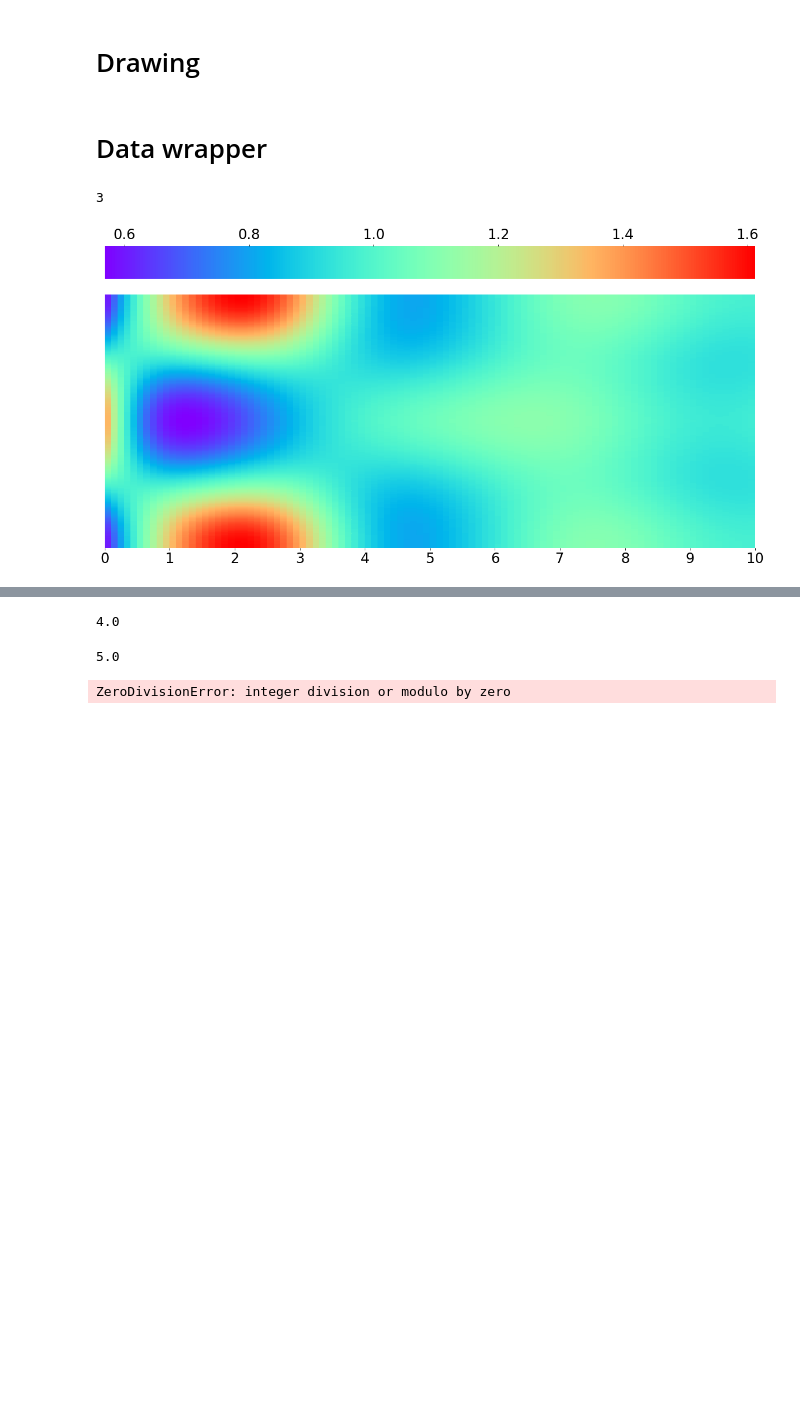
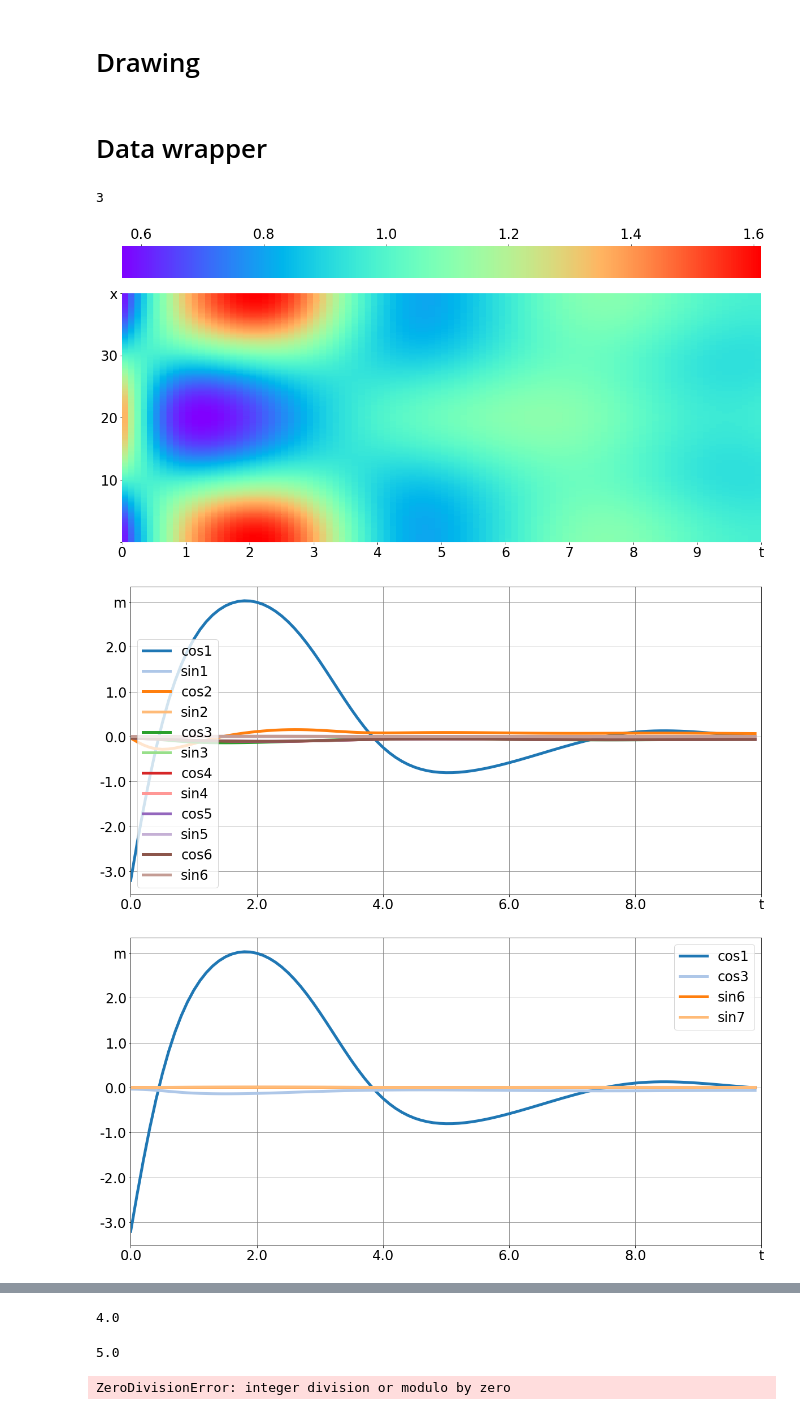
Before and after one commit to kokamido/Dpyloma, a Jupyter notebook: FuorierAndDraw-Copy1.ipynb, the cells around one changed output, grey strips where cells are left out. Drawn from its saved outputs; the diff is of its cells as text; code cells hidden in the pictures; blank space fills up the shorter version.

```diff
--- a/FuorierAndDraw-Copy1.ipynb
+++ b/FuorierAndDraw-Copy1.ipynb
@@ -91,23 +93,45 @@ class Result:
             savepath = pic_dir+'\\'+str(self.meta['Id'])+'_'+str(start)+'_'+str(end)+'.png'
         x_freq_scaled = int(x_freq/self.meta['TimeLineQuant'])
         xticks = np.linspace(0,(end_scaled-start_scaled) - (end_scaled-start_scaled)%x_freq_scaled,x_freq+1,dtype=np.int)
-        xticklabels = np.array([int(x*self.meta['TimeLineQuant']+start) for x in xticks])#np.linspace(start,end - end%x_freq,x_freq+1,dtype=np.int)
-        Draw.heatmap(data,start_scaled,end_scaled,xticks,xticklabels,cmap,True,savepath)
-    def draw_fourier(self,start,end,namestart,nameend):
+        xticklabels = np.array([int(x*self.meta['TimeLineQuant']+start) for x in xticks],dtype=np.str)
+        xticklabels[-1] = 't'
+        yticks = np.linspace(0,self.meta['SpaceRange']/self.meta['SpaceQuant'],5,dtype=np.int)
+        ytickslabels = np.linspace(0,self.meta['SpaceRange'],5,dtype=np.int)
+        ytickslabels = np.array(ytickslabels,dtype=np.str)
+        ytickslabels[0]=''
+        ytickslabels[-1] = 'x'
+        Draw.heatmap(data,start_scaled,end_scaled,xticks,xticklabels,yticks,ytickslabels,cmap,True,savepath)
+        del data
+    def draw_fourier(self,start,end,names):
+        if not hasattr(self,'data'):
+            onlyfiles = [os.path.join(fourier_dir, f) for f in os.listdir(fourier_dir) if os.path.isfile(os.path.join(fourier_dir, f))]
+            path_to_data = next(filter(lambda x: str(self.meta['Id']) in x and '_Fourier' in x,onlyfiles))
+            self.data = pd.read_csv(path_to_data,sep=' ',dtype=float)
         set_lineplot()
         start_scaled = int(start/self.meta['TimeLineQuant'])
         end_scaled = int(end/self.meta['TimeLineQuant'])
-        onlyfiles = [os.path.join(fourier_dir, f) for f in os.listdir(fourier_dir) if os.path.isfile(os.path.join(fourier_dir, f))]
-        path_to_data = next(filter(lambda x: str(self.meta['Id']) in x and '_Fourier' in x,onlyfiles))
-        if not hasattr(self,'data'):
-            self.data = pd.read_csv(path_to_data,sep=' ',dtype=float)
         start_scaled = max(0,int(start/self.meta['TimeLineQuant']))
         end_scaled = min(int(end/self.meta['TimeLineQuant']),len(self.data.index)-1)
-        data = self.data.loc[:,namestart:nameend].iloc[start_scaled:end_scaled]
-        pic = data.drop(data.columns.values[-1],axis=1).plot.line(color = sns.color_palette("colorblind",len(data)),legend=False)
+        data = self.data[names].iloc[start_scaled:end_scaled]
+        pic = data.plot.line(color = sns.color_palette('tab20',len(data)),legend=False)
         pic.legend()
         pic.set_xlim(start_scaled,end_scaled)
+        pic.set_xticklabels(np.array([sas*self.meta['TimeLineQuant'] for sas in pic.get_xticks()]))
+        xlbls = pic.get_xticklabels()
+        xlbls[-1]='t'
+        pic.set_xticklabels(xlbls)
+        ylabels = np.array(pic.get_yticks(),dtype=np.str)
+        ylabels[-2] = 'm'
+        pic.set_yticklabels(ylabels)
         plt.show()
+    def draw_fourier_range(self,start,end,namestart,nameend):
+        if not hasattr(self,'data'):
+            onlyfiles = [os.path.join(fourier_dir, f) for f in os.listdir(fourier_dir) if os.path.isfile(os.path.join(fourier_dir, f))]
+            path_to_data = next(filter(lambda x: str(self.meta['Id']) in x and '_Fourier' in x,onlyfiles))
+            self.data = pd.read_csv(path_to_data,sep=' ',dtype=float)
+        self.draw_fourier(start,end,list(self.data.loc[:,namestart:nameend]))
+
+
 def get_kok(num):
     i = 0
     while num > 0:
@@ -122,7 +146,11 @@ get_kok(100)
 a = Result(os.path.join(meta_dir,'-1478802681'))
 # %%
 a.draw_heatmap(0,10,10,cmap="rainbow")
+a.draw_fourier_range(0,10,'cos1','sin6')
+a.draw_fourier(0,10,['cos1','cos3','sin6','sin7'])
 # %% [output]
-[figure, old version]
+[figure, new version]
+[figure, added]
+[figure, added]
 # %%
 a.draw_heatmap(10,200,19,cmap="rainbow")
```
Also changed, not shown: parts of 4 cells of this notebook.
